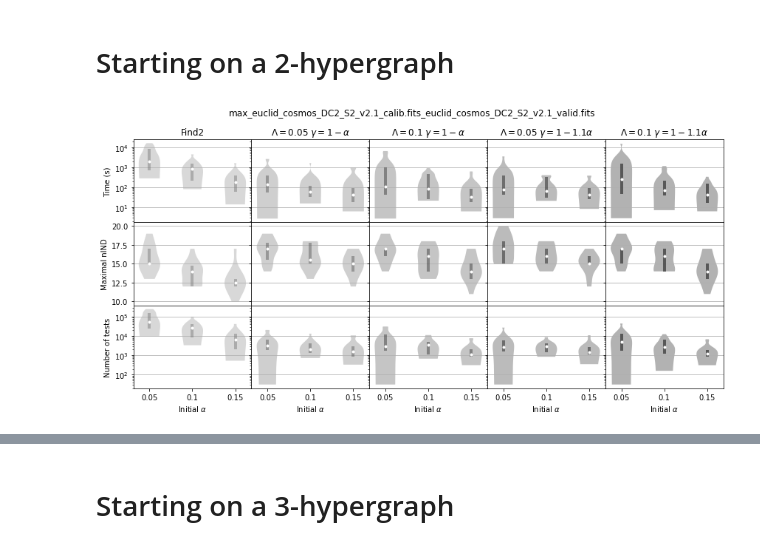
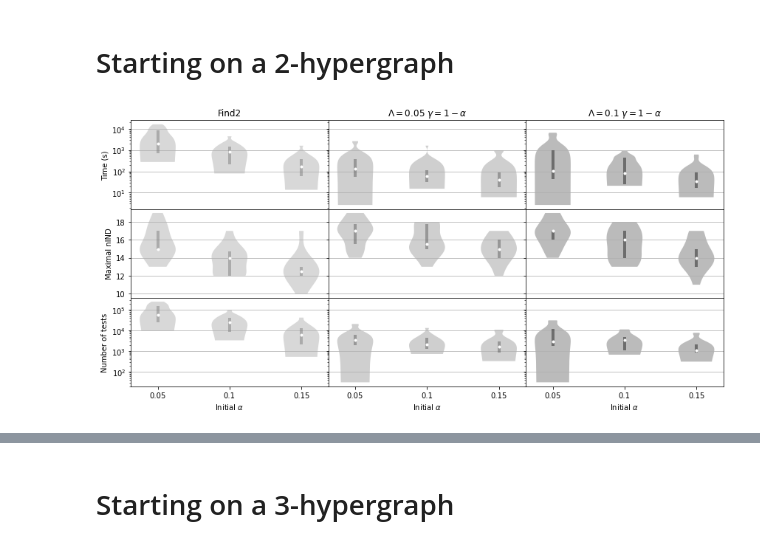
Before and after one commit to ayllon/MatchBox, a Jupyter notebook: notebooks/results-dc2.ipynb, the cells around one changed output, grey strips where cells are left out. Cells and saved outputs as stored; diff of their text form; code cells hidden in the pictures.

```diff
--- a/notebooks/results-dc2.ipynb
+++ b/notebooks/results-dc2.ipynb
@@ -13,9 +13,9 @@ plt.rcParams['figure.figsize'] = (12, 6)
 # %%
 h2_run_ids = ['dc2_20210421', 'dc2_20210422']
 h2_find2, h2_findq = load_results(h2_run_ids)
-findq_subset = [(0.05, 1.00), (0.10, 1.00), (0.05, 1.10), (0.10, 1.10)]
+findq_subset = [(0.05, 1.00), (0.10, 1.00)]
 # %%
-plot.plot_comparison(h2_find2, h2_findq, findq_subset)
+fig = plot.plot_comparison(h2_find2, h2_findq, findq_subset)
 # %% [output]
-[figure, old version]
+[figure, new version]
 # %%
```
Also changed, not shown: parts of 3 cells of this notebook, 3 other files.
